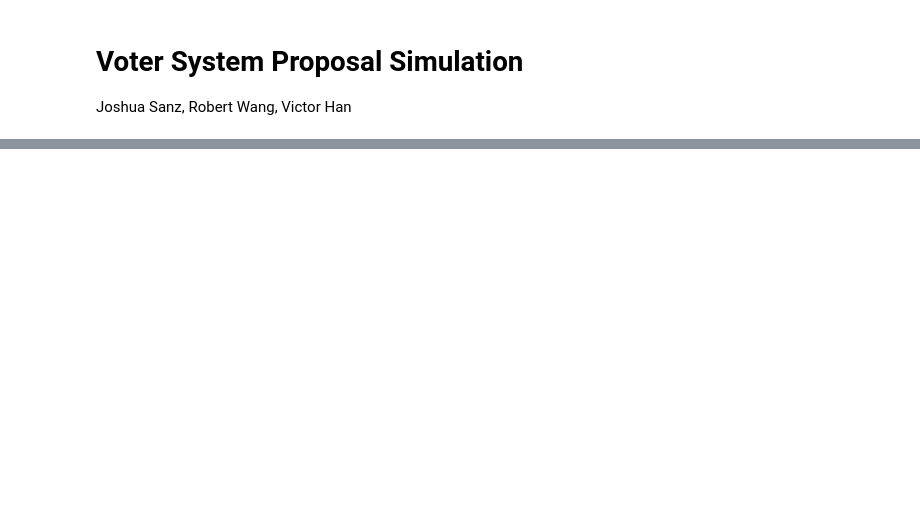
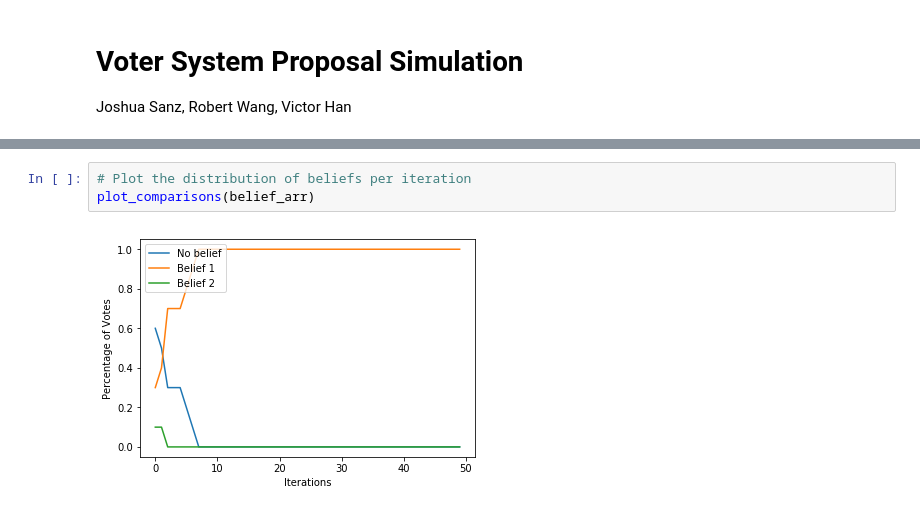
Before and after one commit to vhan95/EECS126_project, a Jupyter notebook: proposal.ipynb, the cells around one changed output, grey strips where cells are left out. Drawn from its saved outputs; the diff is of its cells as text; blank space fills up the shorter version.

```diff
--- a/proposal.ipynb
+++ b/proposal.ipynb
@@ -69,2 +82,7 @@ for i in range(10):
+# %%
+# Plot the distribution of beliefs per iteration
+plot_comparisons(belief_arr)
+# %% [output]
+[figure, added]
 # %%
 vm.initialize('rand_pair')
```
Also changed, not shown: parts of 10 cells of this notebook, 2 other files.
